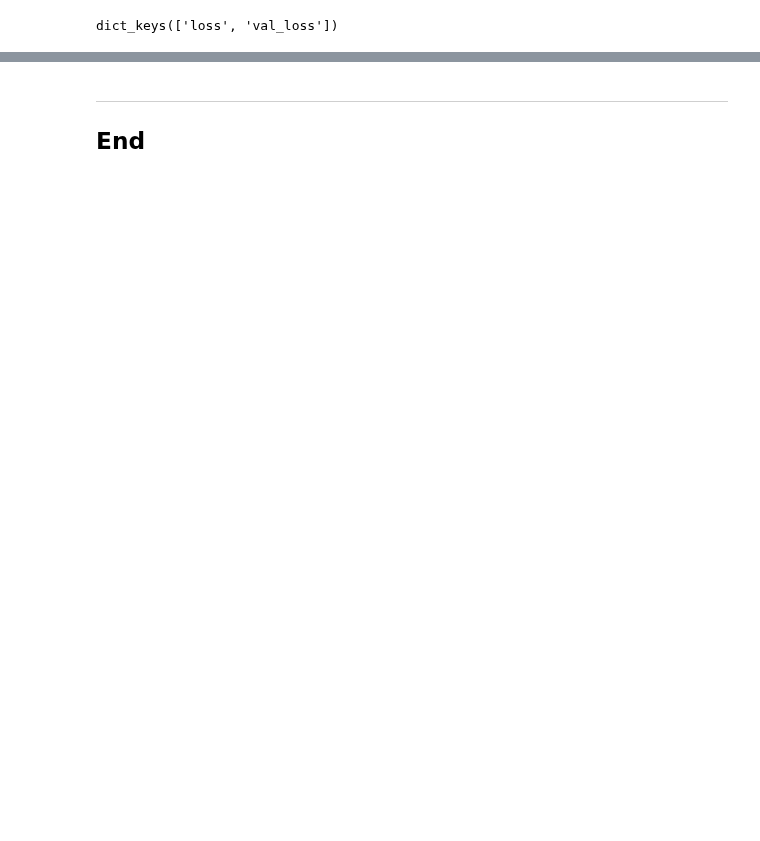
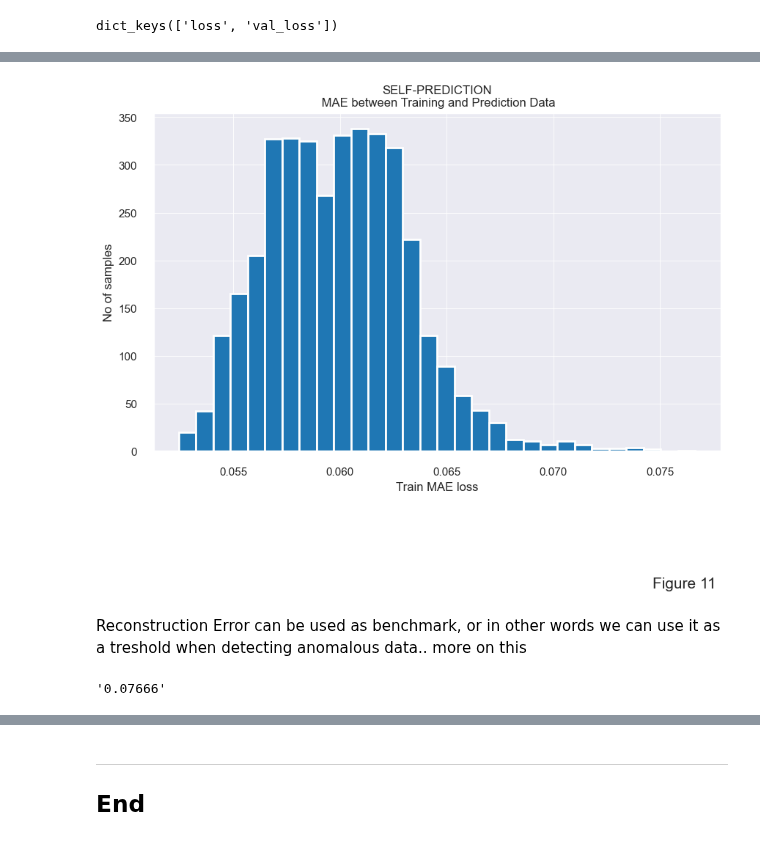
Before and after one commit to CiaranMoran27/machstat-assessment, a Jupyter notebook: time_series_anomaly_detection.ipynb, the cells around one changed output, grey strips where cells are left out. Saved outputs shown, nothing was run; the diff lists cells and outputs as text; code cells hidden in the pictures; blank space fills up the shorter version.

```diff
--- a/time_series_anomaly_detection.ipynb
+++ b/time_series_anomaly_detection.ipynb
@@ -871,0 +807,24 @@ np.sum(anomalies)
+# %%
+# Create figure and single axes.
+fig, ax = plt.subplots(figsize = (10, 6))
+
+# plot histogram of mean absolute error from self-prediction.
+ax.hist(train_mae_loss, bins=30)
+
+# label and format plot
+ax.set_xlabel('Train MAE loss')
+ax.set_ylabel('No of samples')
+ax.set_title('SELF-PREDICTION\n MAE between Training and Prediction Data')
+plt.figtext(0.85, -0.2, 'Figure 11', horizontalalignment='center', fontsize=15);
+# %% [output]
+[figure, added]
+# %% [markdown]
+Reconstruction Error can be used as benchmark, or in other words we can use it as a treshold when detecting anomalous data.. more on this
+# %%
+# Get reconstruction error threshold.
+threshold = np.max(train_mae_loss)
+
+# have a look at treshhold.
+f'{threshold:.5f}'
+# %% [output]
+'0.07666'
```
Also changed, not shown: parts of 45 cells of this notebook.
